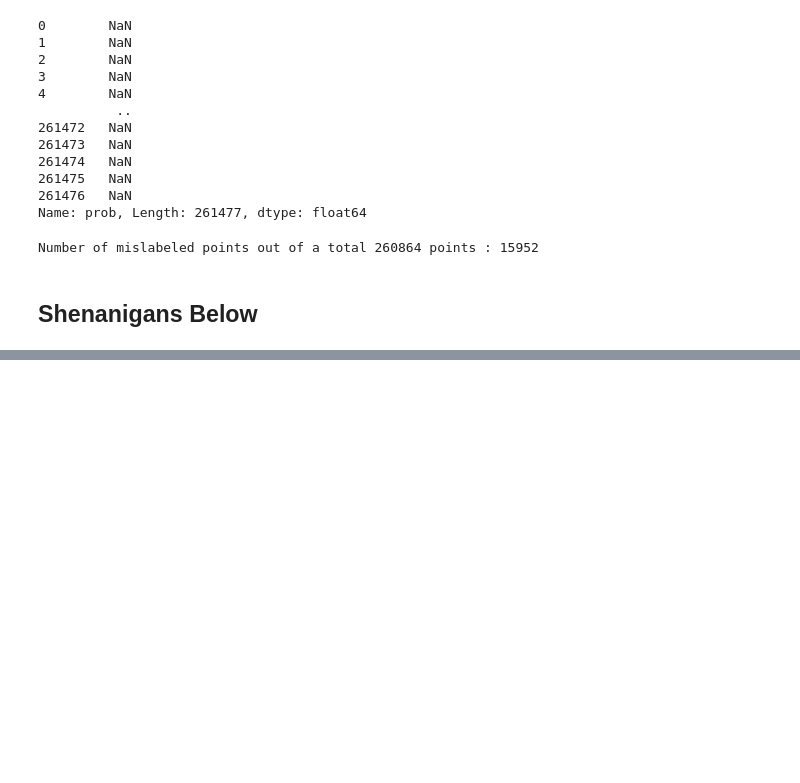
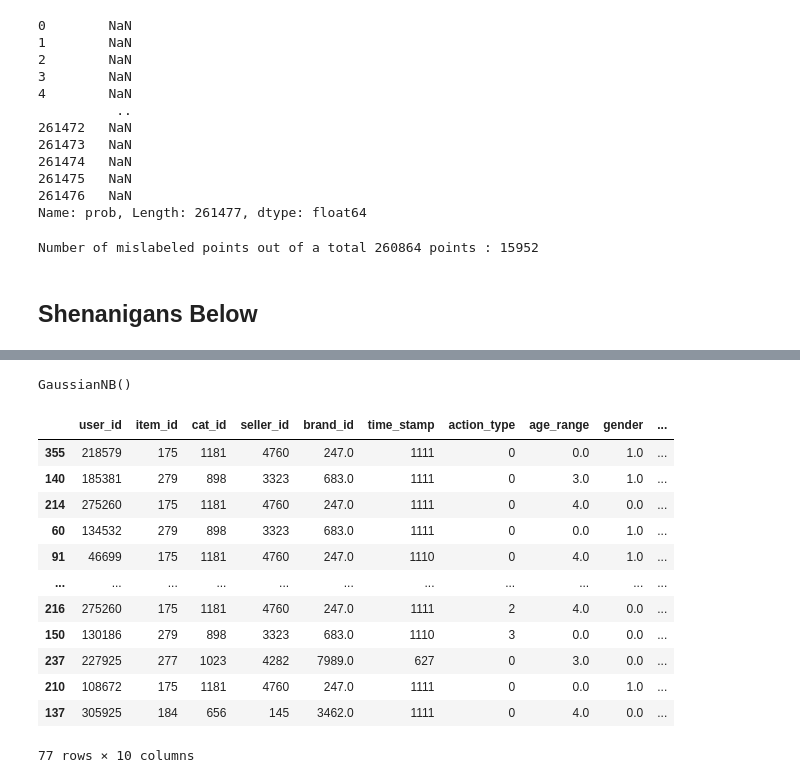
Before and after one commit to MrAlphalfa97/CECS_550, a Jupyter notebook: Models/classifiers.ipynb, the cells around one changed output, grey strips where cells are left out. Drawn from its saved outputs; the diff is of its cells as text; code cells hidden in the pictures; blank space fills up the shorter version.

```diff
--- a/Models/classifiers.ipynb
+++ b/Models/classifiers.ipynb
@@ -168,0 +222,24 @@ KeyError: 'seller_id'
+# %%
+mergedGNB = GaussianNB()
+mergedGNB.fit(Xt_merge, yt_merge)
+# %% [output]
+GaussianNB()
+# %%
+Xtest_merge = merged_test.drop(['label'], axis=1)
+ytest_merge = merged_test['label']
+# %%
+Xtest_merge
+# %% [output]
+|  | user_id | item_id | cat_id | seller_id | brand_id | time_stamp | action_type | age_range | gender | ... |
+| 355 | 218579 | 175 | 1181 | 4760 | 247.0 | 1111 | 0 | 0.0 | 1.0 | ... |
+| 140 | 185381 | 279 | 898 | 3323 | 683.0 | 1111 | 0 | 3.0 | 1.0 | ... |
+| 214 | 275260 | 175 | 1181 | 4760 | 247.0 | 1111 | 0 | 4.0 | 0.0 | ... |
+| 60 | 134532 | 279 | 898 | 3323 | 683.0 | 1111 | 0 | 0.0 | 1.0 | ... |
+| 91 | 46699 | 175 | 1181 | 4760 | 247.0 | 1110 | 0 | 4.0 | 1.0 | ... |
+| ... | ... | ... | ... | ... | ... | ... | ... | ... | ... | ... |
+| 216 | 275260 | 175 | 1181 | 4760 | 247.0 | 1111 | 2 | 4.0 | 0.0 | ... |
+| 150 | 130186 | 279 | 898 | 3323 | 683.0 | 1110 | 3 | 0.0 | 0.0 | ... |
+| 237 | 227925 | 277 | 1023 | 4282 | 7989.0 | 627 | 0 | 3.0 | 0.0 | ... |
+| 210 | 108672 | 175 | 1181 | 4760 | 247.0 | 1111 | 0 | 0.0 | 1.0 | ... |
+| 137 | 305925 | 184 | 656 | 145 | 3462.0 | 1111 | 0 | 4.0 | 0.0 | ... |
+77 rows × 10 columns
```
Also changed, not shown: parts of 7 cells of this notebook.
